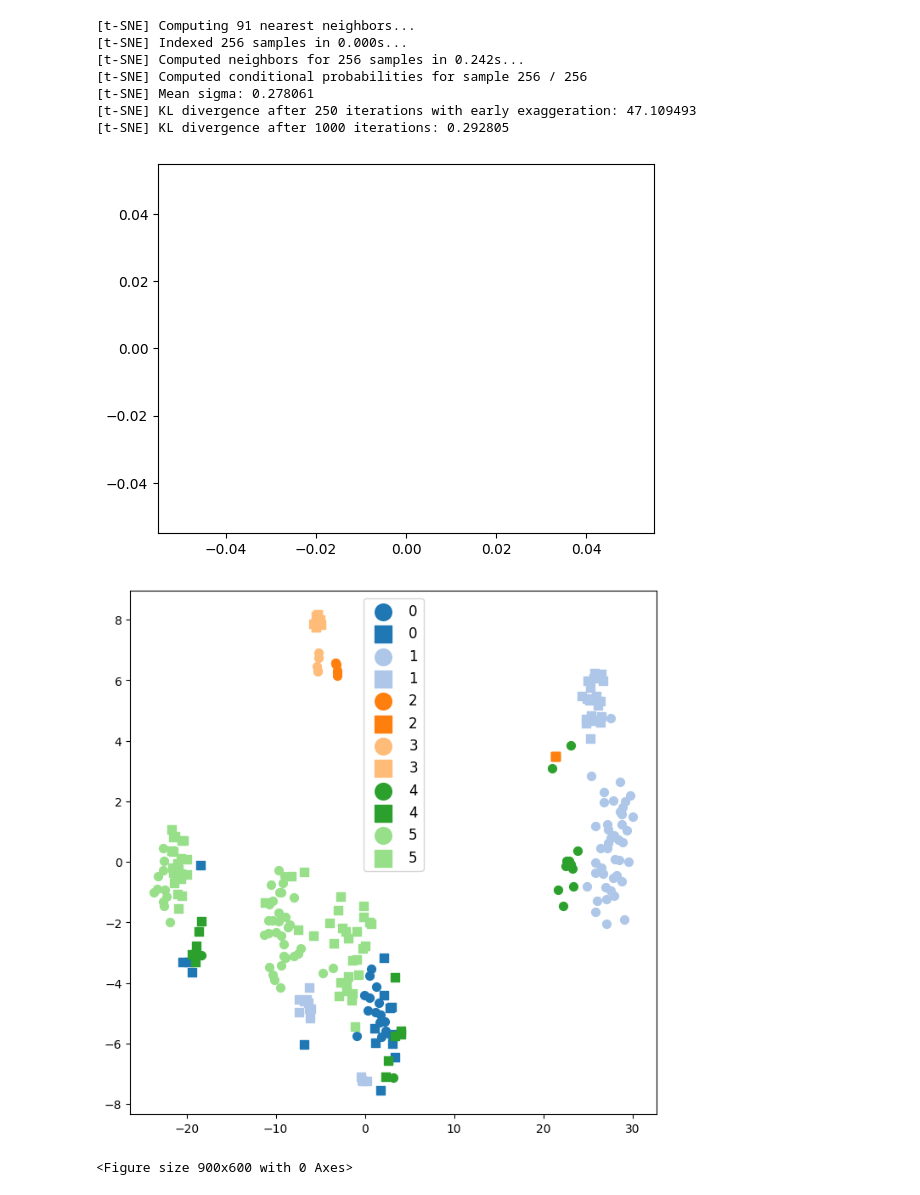
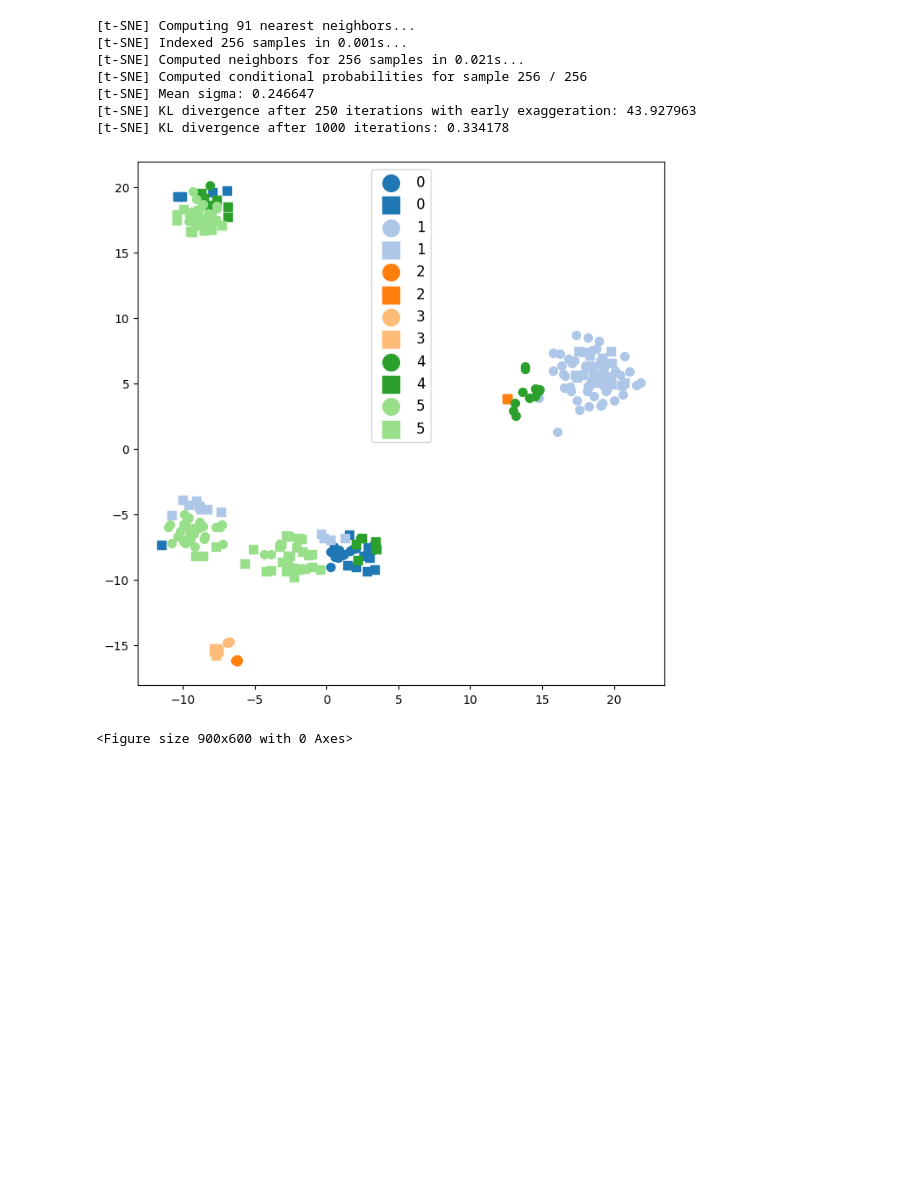
Before and after one commit to ayhamo/SRP_Domain_Adaptation, a Jupyter notebook: vis_features.ipynb, the cells around one changed output. Drawn from its saved outputs; the diff is of its cells as text; code cells hidden in the pictures; blank space fills up the shorter version.

```diff
--- a/vis_features.ipynb
+++ b/vis_features.ipynb
@@ -3,43 +3,49 @@ import pickle
 from sklearn.manifold import TSNE
 import matplotlib.pyplot as plt
 import matplotlib
 import numpy as np
 
 with open('saved_dictionary2.pickle', 'rb') as f:
     loaded_dict = pickle.load(f)
 
 src_f, src_y, trg_f, trg_y, accl = loaded_dict['1'],loaded_dict['2'],loaded_dict['3'],loaded_dict['4'],loaded_dict['acc']
+#plt.plot(accl)
 
-plt.plot(accl)
+# we use TSNE to reduce src and trg dementality from (128,256) to (128) and match the label
+tsne = TSNE(2, verbose=1)
 all_f = np.vstack((src_f, trg_f))
-
-tsne = TSNE(2, verbose=1)
 tsne_proj = tsne.fit_transform(all_f)
 
 # Plot those points as a scatter plot and label them based on the pred labels
 cmap = matplotlib.colormaps['tab20']
 fig, ax = plt.subplots(figsize=(8,8))
+
+# WISDM has 6 classes
 num_categories = 6
+
+#Each color represents six activites of WISDM. Circles (o) denote source domain features, while squares (s) denote target domain features.
+#features from both domains are distributed and clustered in the 2D space. Ideally, points with the same color (belonging to the same class) should cluster together, indicating that the features are similar.
+#The overlap between circles and squares of the same color suggests that the corresponding features from the source and target domains are aligned well which is domain adaptation goal.
+#x and y ranges are determined by t-SNE algorithm during the dimensionality reduction process used to spread out the data points in the 2D space to reveal the structure and relationships in the high-dimensional data.
 
 for activity in range(num_categories):
     indices = trg_y==activity
     indices2 = src_y==activity
     tsne_src, tsne_trg = tsne_proj[0:len(src_f)],tsne_proj[len(src_f):]
     ax.scatter(tsne_src[indices2,0],tsne_src[indices2,1], s=50,marker='o',c=np.array(cmap(activity)).reshape(1,4), label = activity)
     ax.scatter(tsne_trg[indices,0],tsne_trg[indices,1],s=50,  marker='s',c=np.array(cmap(activity)).reshape(1,4), label = activity)
 
 ax.legend(fontsize='large', markerscale=2)
 plt.show()
 # %% [output]
 [t-SNE] Computing 91 nearest neighbors...
-[t-SNE] Indexed 256 samples in 0.000s...
-[t-SNE] Computed neighbors for 256 samples in 0.242s...
+[t-SNE] Indexed 256 samples in 0.001s...
+[t-SNE] Computed neighbors for 256 samples in 0.021s...
 [t-SNE] Computed conditional probabilities for sample 256 / 256
-[t-SNE] Mean sigma: 0.278061
-[t-SNE] KL divergence after 250 iterations with early exaggeration: 47.109493
-[t-SNE] KL divergence after 1000 iterations: 0.292805
+[t-SNE] Mean sigma: 0.246647
+[t-SNE] KL divergence after 250 iterations with early exaggeration: 43.927963
+[t-SNE] KL divergence after 1000 iterations: 0.334178
-[figure, old version]
+[figure, new version]
-[figure, removed]
 # %%
 import matplotlib.pyplot as plt
 import seaborn as sns
```
Also changed, not shown: 7 other files.
